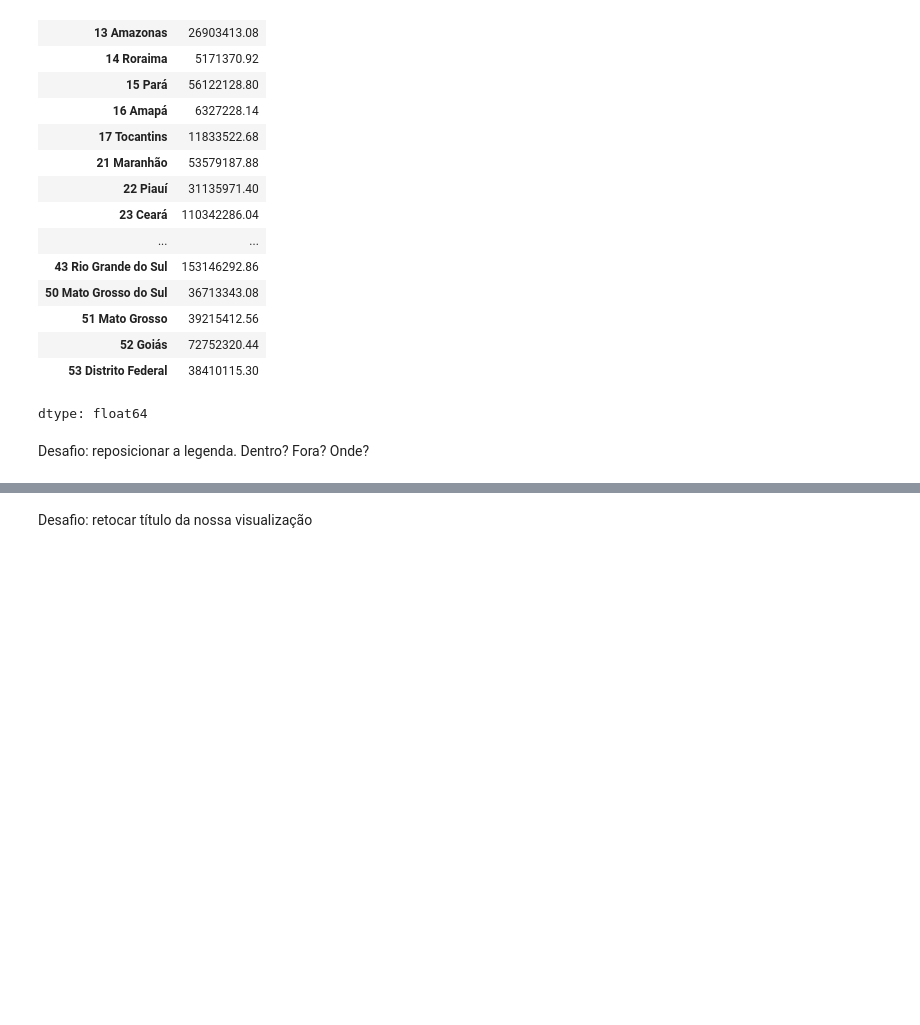
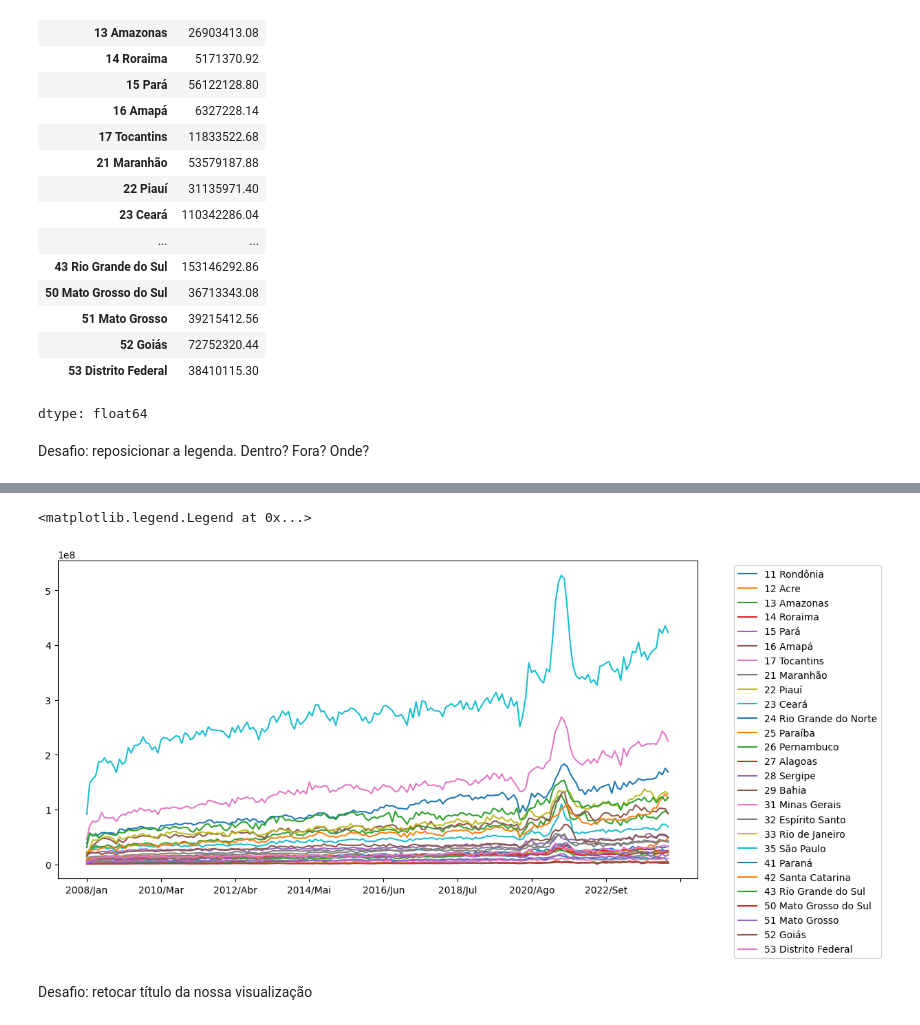
Before and after one commit to SandraRojasZ/Data-Analytics, a Jupyter notebook: pos-datascience-analise-e-exploracao-de-dados-aula1/Produção_Hospitalar_A2.ipynb, the cells around one changed output, grey strips where cells are left out. Saved outputs shown, nothing was run; the diff lists cells and outputs as text; code cells hidden in the pictures; blank space fills up the shorter version.

```diff
--- a/pos-datascience-analise-e-exploracao-de-dados-aula1/Produção_Hospitalar_A2.ipynb
+++ b/pos-datascience-analise-e-exploracao-de-dados-aula1/Produção_Hospitalar_A2.ipynb
@@ -290,2 +301,11 @@ Desafio: reposicionar a legenda. Dentro? Fora? Onde?
+# %%
+# Reposicionando a legenda Fora do gráfico
+dados_usaveis.T.plot(figsize=(12,6))
+# plt.legend(loc='upper center', bbox_to_anchor=(0.5, 0.95))
+# Colocando a legenda fora do gráfico
+plt.legend(bbox_to_anchor=(1.05, 1), loc='upper left')
+# %% [output]
+<matplotlib.legend.Legend at 0x...>
+[figure, added]
 # %% [markdown]
 Desafio: retocar título da nossa visualização
```
Also changed, not shown: parts of 8 cells of this notebook.
